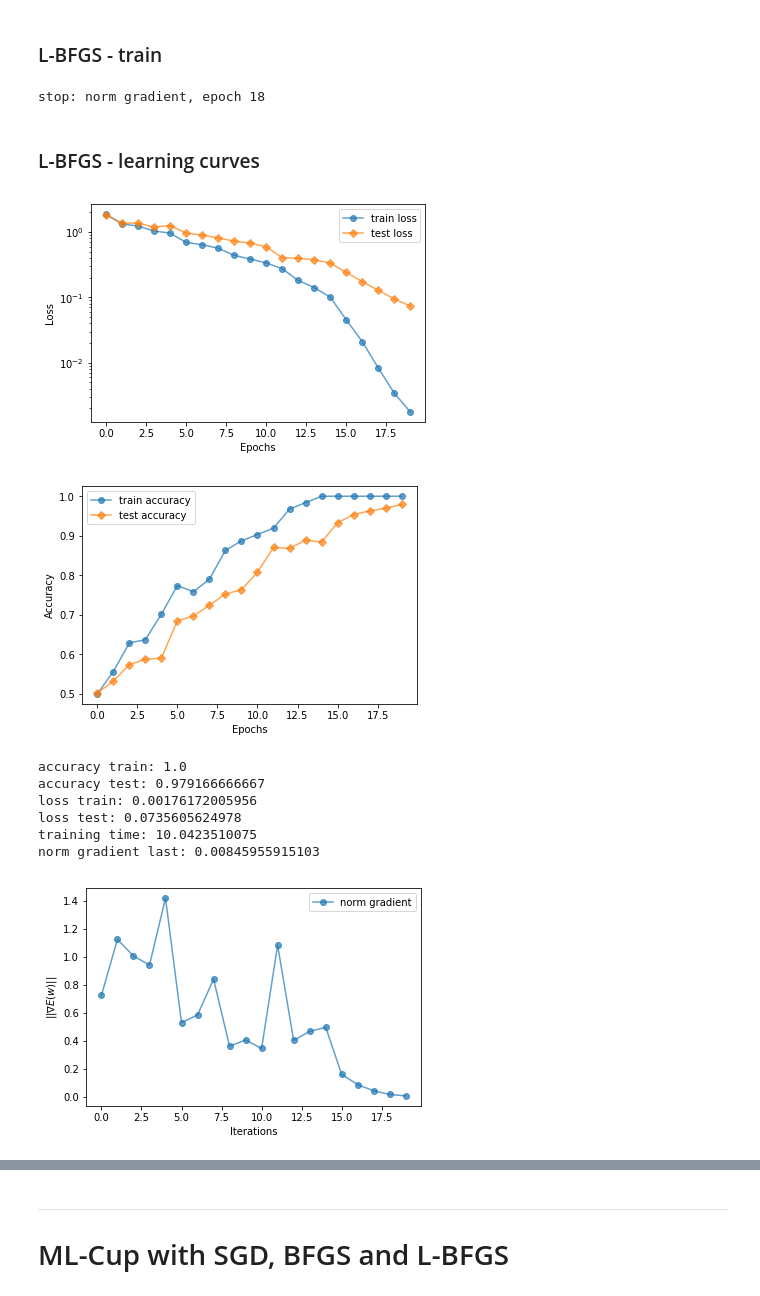
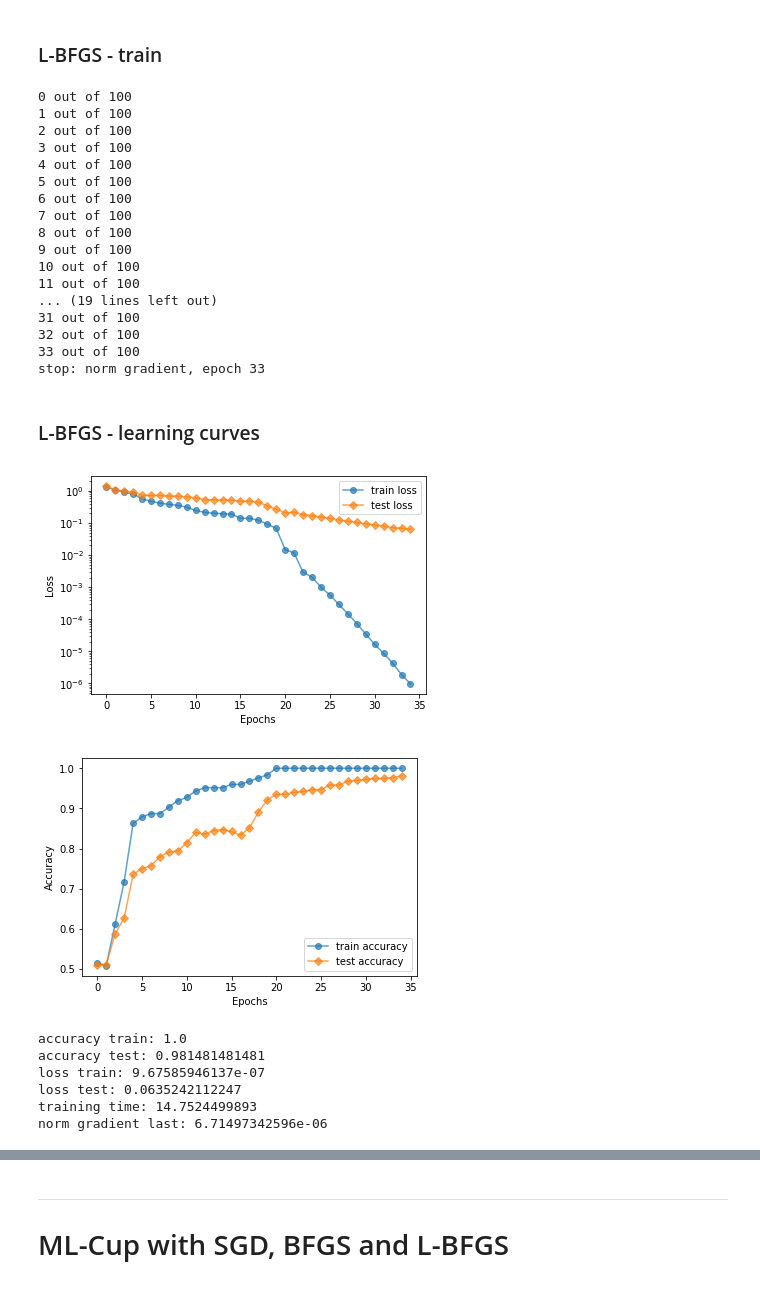
Before and after one commit to davide-serramazza/MLExam, a Jupyter notebook: src/tutorial.ipynb, the cells around one changed output, grey strips where cells are left out. Cells and saved outputs as stored; diff of their text form; code cells hidden in the pictures.

```diff
--- a/src/tutorial.ipynb
+++ b/src/tutorial.ipynb
@@ -119,7 +119,8 @@ network = Network(architecture, neurons)
 ### BFGS - train
 # %%
 tic = time()
-loss_tr, miss_tr, loss_ts, miss_ts, alphas, norm_gradients = network.train_BFGS(train_patterns, train_labels,
+loss_tr_bfgs, miss_tr, loss_ts_bfgs, miss_ts, \
+alphas_bfgs, norm_gradients_bfgs = network.train_BFGS(train_patterns, train_labels,
                                                        test_patterns, test_labels,
                                                        theta=theta, c_1=c_1, c_2=c_2,
                                                        lossObject=loss_object,
@@ -129,13 +148,11 @@ toc = time()
 # %% [markdown]
 ### BFGS - learning curves
 # %%
-plot_train_test_learning_curve(loss_ts, loss_tr, miss_ts, miss_tr)
+plot_train_test_learning_curve(loss_ts_bfgs, loss_tr_bfgs, miss_ts, miss_tr)
 print "accuracy train:", 1 - miss_tr[-1]
 print "accuracy test:", 1 - miss_ts[-1]
-print "loss train:", loss_tr[-1]
-print "loss test:", loss_ts[-1]
+print "loss train:", loss_tr_bfgs[-1]
+print "loss test:", loss_ts_bfgs[-1]
 print "training time:", (toc-tic)
-print "norm gradient last:", norm_gradients[-1]
-plot_norm_gradient_vs_iterations(norm_gradients)
-plot_alpha_vs_iterations(alphas)
+print "norm gradient last:", norm_gradients_bfgs[-1]
 # %% [output]
@@ -154,16 +169,16 @@ norm gradient last: 0.0829304671726
 # %% [markdown]
 ### L-BFGS - define network and parameters
 # %%
-architecture = [17, 20, 20, 1]
+architecture = [17, 20, 10, 1]
 neurons = [InputNeuron, TanHNeuron, TanHNeuron, TanHNeuron]
 loss_object = SquaredError("tangentH")
 
-c_1 = 1e-5
-c_2 = 0.9
+c_1 = 1e-4
+c_2 = 0.7
 theta = 0.7
-lambda_ = 0#5 * 1e-2
-epsilon = 1 * 1e-2
-epochs = 50
+lambda_ = 0
+epsilon = 1e-5
+epochs = 100
 m = 10
 
 network = Network(architecture, neurons)
@@ -171,7 +186,8 @@ network = Network(architecture, neurons)
 ### L-BFGS - train
 # %%
 tic = time()
-loss_tr, miss_tr, loss_ts, miss_ts, alphas, norm_gradients = network.train_LBFGS(train_patterns, train_labels,
+loss_tr_lbfgs, miss_tr, loss_ts_lbfgs, \
+miss_ts, alphas_lbfgs, norm_gradients_lbfgs = network.train_LBFGS(train_patterns, train_labels,
                                                         test_patterns, test_labels,
                                                         theta=theta,
                                                         c_1=c_1,
@@ -182,26 +198,39 @@ loss_tr, miss_tr, loss_ts, miss_ts, alphas, norm_gradients = network.train_LBFGS
                                                         epsilon=epsilon, m=m)
 toc = time()
 # %% [output]
-stop: norm gradient, epoch 18
+0 out of 100
+1 out of 100
+2 out of 100
+3 out of 100
+4 out of 100
+5 out of 100
+6 out of 100
+7 out of 100
+8 out of 100
+9 out of 100
+10 out of 100
+11 out of 100
+... (19 lines left out)
+31 out of 100
+32 out of 100
+33 out of 100
+stop: norm gradient, epoch 33
 # %% [markdown]
 ### L-BFGS - learning curves
 # %%
-plot_train_test_learning_curve(loss_ts, loss_tr, miss_ts, miss_tr)
+plot_train_test_learning_curve(loss_ts_lbfgs, loss_tr_lbfgs, miss_ts, miss_tr)
 print "accuracy train:", 1 - miss_tr[-1]
 print "accuracy test:", 1 - miss_ts[-1]
-print "loss train:", loss_tr[-1]
-print "loss test:", loss_ts[-1]
+print "loss train:", loss_tr_lbfgs[-1]
+print "loss test:", loss_ts_lbfgs[-1]
 print "training time:", (toc-tic)
-print "norm gradient last:", norm_gradients[-1]
-plot_norm_gradient_vs_iterations(norm_gradients)
-plot_alpha_vs_iterations(alphas)
+print "norm gradient last:", norm_gradients_lbfgs[-1]
 # %% [output]
-[figure, old version]
+[figure, new version]
-[figure, old version]
+[figure, new version]
 accuracy train: 1.0
-accuracy test: 0.979166666667
-loss train: 0.00176172005956
-loss test: 0.0735605624978
-training time: 10.0423510075
-norm gradient last: 0.00845955915103
+accuracy test: 0.981481481481
+loss train: 9.67585946137e-07
+loss test: 0.0635242112247
+training time: 14.7524499893
+norm gradient last: 6.71497342596e-06
-[figure, removed]
```
Also changed, not shown: parts of 24 cells of this notebook, 6 other files.
